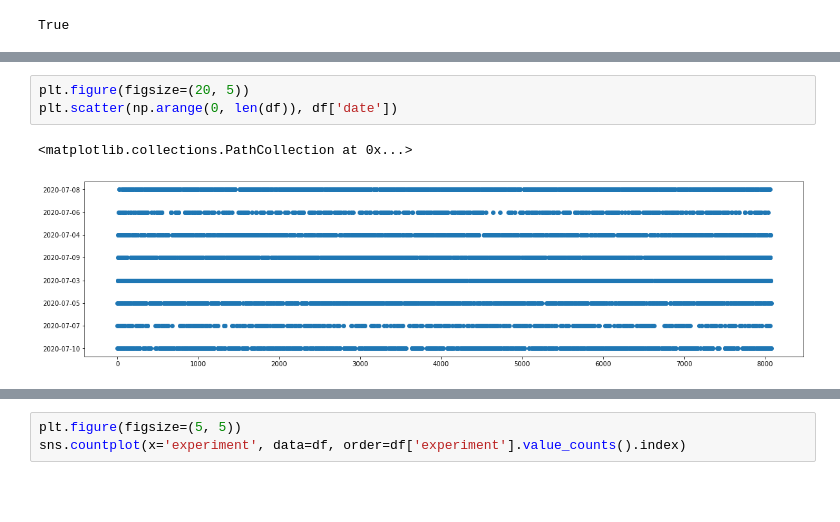
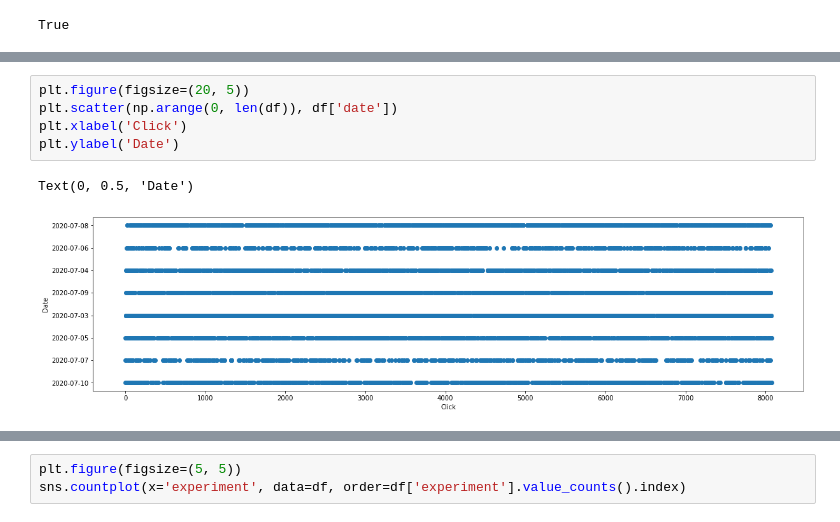
Before and after one commit to LingjieHe/DS_Bootcamp_assignment, a Jupyter notebook: Data_Experimentation_Capstone/Ad_ABdata.ipynb, the cells around one changed output, grey strips where cells are left out. Drawn from its saved outputs; the diff is of its cells as text; blank space fills up the shorter version.

```diff
--- a/Data_Experimentation_Capstone/Ad_ABdata.ipynb
+++ b/Data_Experimentation_Capstone/Ad_ABdata.ipynb
@@ -73,6 +79,8 @@ sns.countplot(x='browser', data=df)
 # %%
 plt.figure(figsize=(20, 5))
 plt.scatter(np.arange(0, len(df)), df['date'])
+plt.xlabel('Click')
+plt.ylabel('Date')
 # %% [output]
-<matplotlib.collections.PathCollection at 0x...>
+Text(0, 0.5, 'Date')
-[figure, old version]
+[figure, new version]
```
Also changed, not shown: parts of 11 cells of this notebook.
